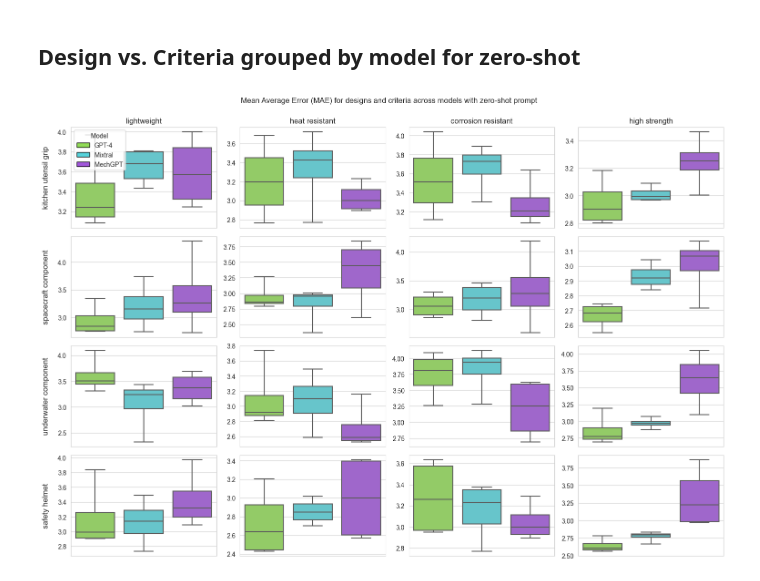
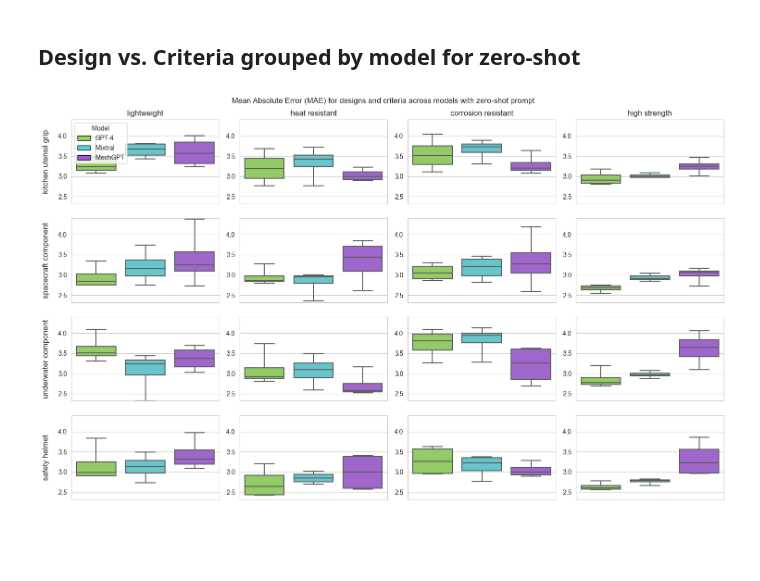
Before and after one commit to grndnl/llm_material_selection_jcise, a Jupyter notebook: evaluation/aggregate_results.ipynb, the cells around one changed output. Cells and saved outputs as stored; diff of their text form; code cells hidden in the pictures; blank space fills up the shorter version.

```diff
--- a/evaluation/aggregate_results.ipynb
+++ b/evaluation/aggregate_results.ipynb
@@ -202,9 +202,10 @@ pivot_table_cleaned.sum().sum()
 data_path = 'mean_distances_per_design_criteria.csv'
 data = pd.read_csv(data_path)
 # %%
-from matplotlib.patches import Patch
+min_mean_distance = data['mean_distances'].min()
+max_mean_distance = data['mean_distances'].max()
 
-fig, axs = plt.subplots(4, 4, figsize=(15, 10), constrained_layout=True)
+fig, axs = plt.subplots(4, 4, figsize=(15, 9), constrained_layout=True)
 axs = axs.flatten()  # Flatten for easy indexing
 
 palette = sns.color_palette("hls", 4)[1:]  # Skipping the first color
@@ -217,7 +218,7 @@ for i, (design, criteria) in enumerate(unique_design_criteria.itertuples(index=F
     # Filter data for the current design and criteria
     df_filtered = data[(data['design'] == design) & (data['criteria'] == criteria)]
 
-    # Plot boxplot of scores grouped by 'source' (Survey or GPT-4)
+    # Plot boxplot of scores grouped by 'source'
     sns.boxplot(ax=axs[i], x='model', y='mean_distances', data=df_filtered,
             palette=palette,
             showfliers=False,
@@ -225,33 +226,36 @@ for i, (design, criteria) in enumerate(unique_design_criteria.itertuples(index=F
     if i < 4:
         axs[i].set_title(f'{criteria}')
     axs[i].set_xlabel('')
     axs[i].set_ylabel('')
     axs[i].set_xticklabels([])
+    axs[i].set_ylim(min_mean_distance, max_mean_distance+0.02)
 
 # add a legend
 custom_handles = [Patch(facecolor=palette[0], edgecolor='black', label='GPT-4'),
                   Patch(facecolor=palette[1], edgecolor='black', label='Mixtral'),
                   Patch(facecolor=palette[2], edgecolor='black', label='MechGPT')]
 
 axs[0].legend(handles=custom_handles, labels=['GPT-4', 'Mixtral', 'MechGPT'], title='Model', loc='upper left')
 
-plt.tight_layout()
 
 # remove ylabels for all but the first column
 # for ax in [axs[1],axs[2],axs[3],axs[5],axs[6],axs[7],axs[9],axs[10],axs[11],axs[13],axs[14],axs[15]]:
 #     ax.set_ylabel('')
 
 # add a title
-plt.suptitle("Mean Average Error (MAE) for designs and criteria across models with zero-shot prompt", y=1.03) #fontsize=16,
+plt.suptitle("Mean Absolute Error (MAE) for designs and criteria across models with zero-shot prompt") #, y=1.03) #fontsize=16,
 
 # Set the super titles for rows and columns
 unique_designs = data['design'].unique()
 for ax, design in zip([axs[0], axs[4], axs[8], axs[12]], unique_designs):
     ax.annotate(design, xy=(0, 0.5), xytext=(-ax.yaxis.labelpad - 5, 0),
                 xycoords=ax.yaxis.label, textcoords='offset points',
                 size='large', ha='right', va='center', rotation=90)
+plt.tight_layout()
 
 # save
 plt.savefig('figures/mean_distances_per_design_criteria_grouped_by_model.pdf')
+
+plt.show()
 # %% [output]
-[figure, old version]
+[figure, new version]
```
Also changed, not shown: parts of 4 cells of this notebook, 6 other files.
